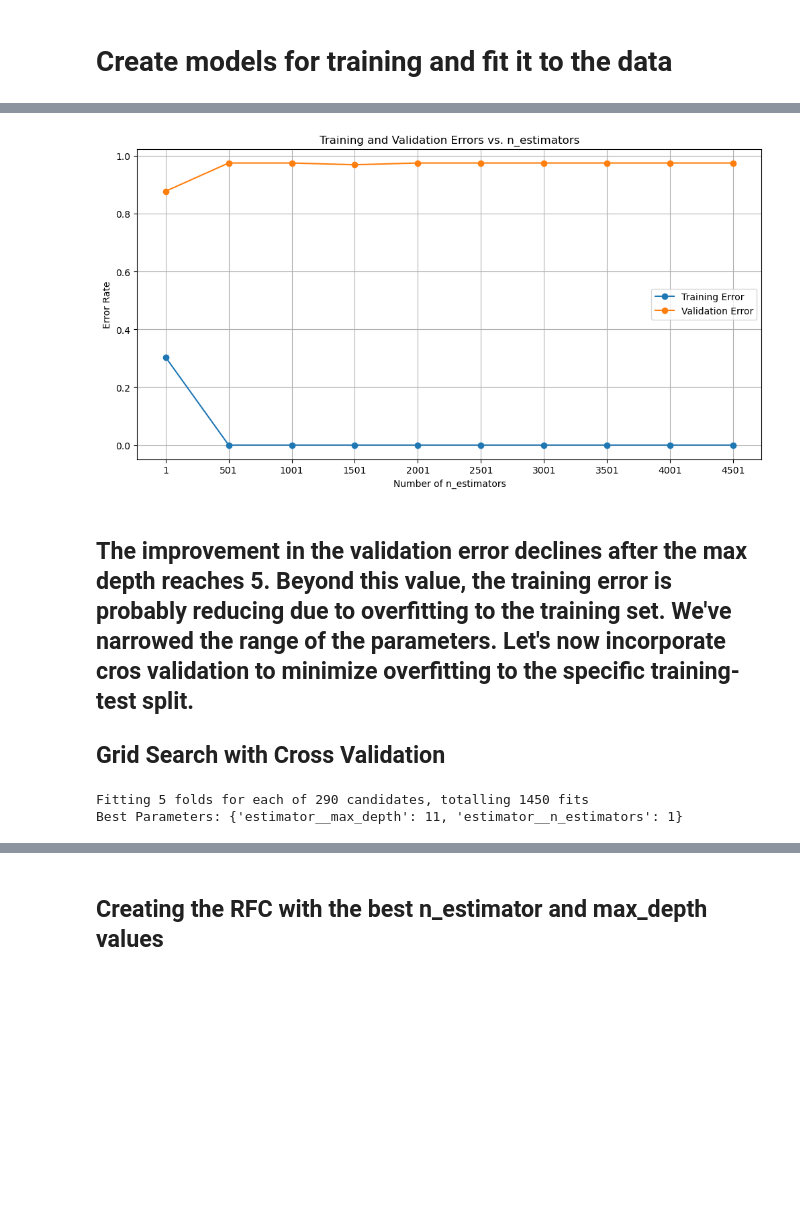
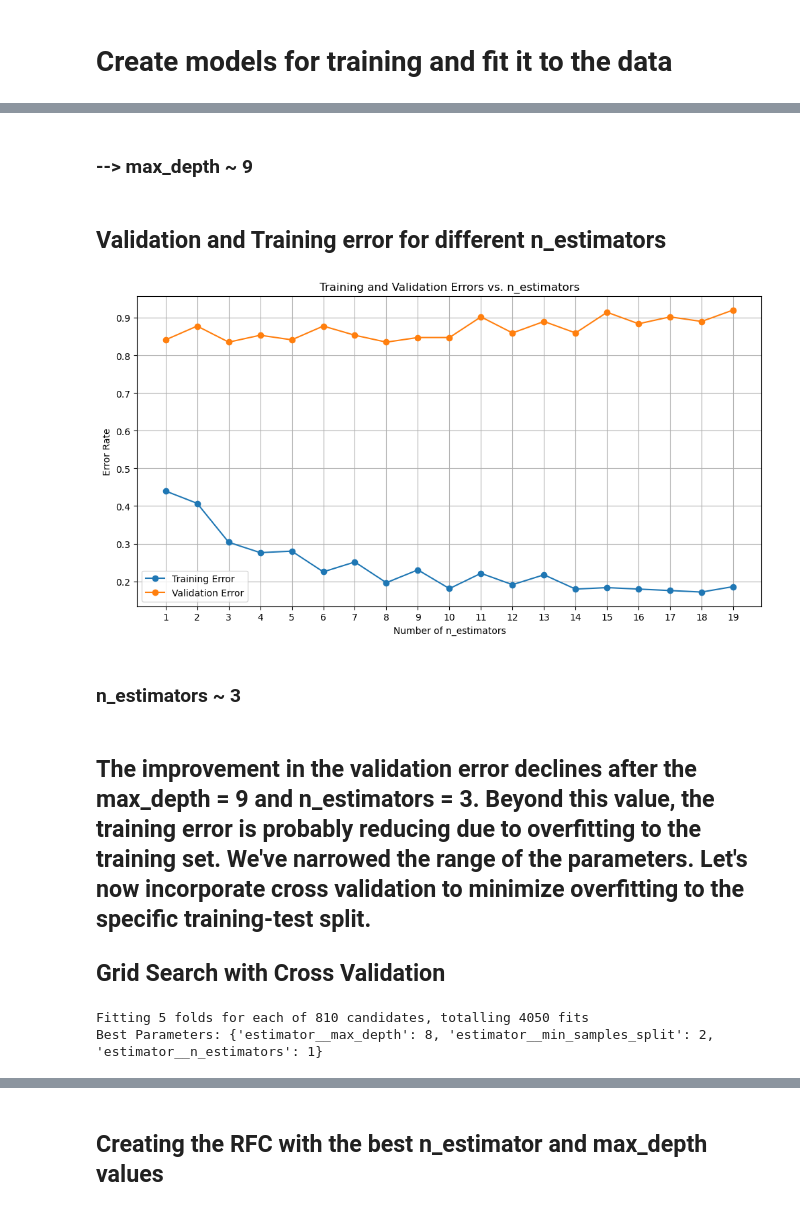
Before and after one commit to davneet721/Classifier_predict_population_from_genotype, a Jupyter notebook: Classifier_Genotype_to_Pop.ipynb, the cells around one changed output, grey strips where cells are left out. Saved outputs shown, nothing was run; the diff lists cells and outputs as text; code cells hidden in the pictures; blank space fills up the shorter version.

Commit message:
Population Classifier Regularization

```diff
--- a/Classifier_Genotype_to_Pop.ipynb
+++ b/Classifier_Genotype_to_Pop.ipynb
@@ -185,5 +185,6 @@ df_15.rename(columns={'Unnamed: 0': 'Sample'}, inplace=True) #The columns corres
 # %%
-df = df_15.merge(df_22, on = ['Sample','Population code'], how = 'inner')
+#df = df_15.merge(df_22, on = ['Sample','Population code'], how = 'inner')
+df = df_22
 # %% [markdown]
 ## Import population data
 # %%
@@ -318,15 +325,22 @@ Definition: The max_depth parameter determines the maximum depth of each tree in
+# %% [markdown]
+### --> max_depth ~ 9
+# %% [markdown]
+## Validation and Training error for different n_estimators
 # %%
-finetuning_1D('n_estimators', 1, 5000, 500, 'max_depth', 100, X_train, y_train, X_val, y_val)
+finetuning_1D('n_estimators', 1, 20, 1, 'max_depth', 9, X_train, y_train, X_val, y_val)
 # %% [output]
-[figure, old version]
+[figure, new version]
+# %% [markdown]
+### n_estimators ~ 3
 # %% [markdown]
-## The improvement in the validation error declines after the max depth reaches 5. Beyond this value, the training error is probably reducing due to overfitting to the training set. We've narrowed the range of the parameters. Let's now incorporate cros validation to minimize overfitting to the specific training-test split.
+## The improvement in the validation error declines after the max_depth = 9 and n_estimators = 3. Beyond this value, the training error is probably reducing due to overfitting to the training set. We've narrowed the range of the parameters. Let's now incorporate cross validation to minimize overfitting to the specific training-test split.
 ## Grid Search with Cross Validation
 # %%
 # Define the parameter grid with appropriate prefixes for the base estimator
 param_grid = {
-    'estimator__n_estimators': range(1, 101, 10),  # Example values for n_estimators
-    'estimator__max_depth': range(1, 30, 1)  # Example values for max_depth
+    'estimator__n_estimators': range(1, 10, 1),  # Example values for n_estimators
+    'estimator__max_depth': range(1, 10, 1),  # Example values for max_depth
+    'estimator__min_samples_split': range(2, 12, 1)  # Example values for max_depth
 }
 
 # Instantiate the RandomForestClassifier and wrap with MultiOutputClassifier
@@ -351,5 +365,5 @@ best_model = grid_search.best_estimator_
 # Print the best parameters
 print("Best Parameters:", best_params)
 # %% [output]
-Fitting 5 folds for each of 290 candidates, totalling 1450 fits
-Best Parameters: {'estimator__max_depth': 11, 'estimator__n_estimators': 1}
+Fitting 5 folds for each of 810 candidates, totalling 4050 fits
+Best Parameters: {'estimator__max_depth': 8, 'estimator__min_samples_split': 2, 'estimator__n_estimators': 1}
```
Also changed, not shown: parts of 17 cells of this notebook, 1 other file.
